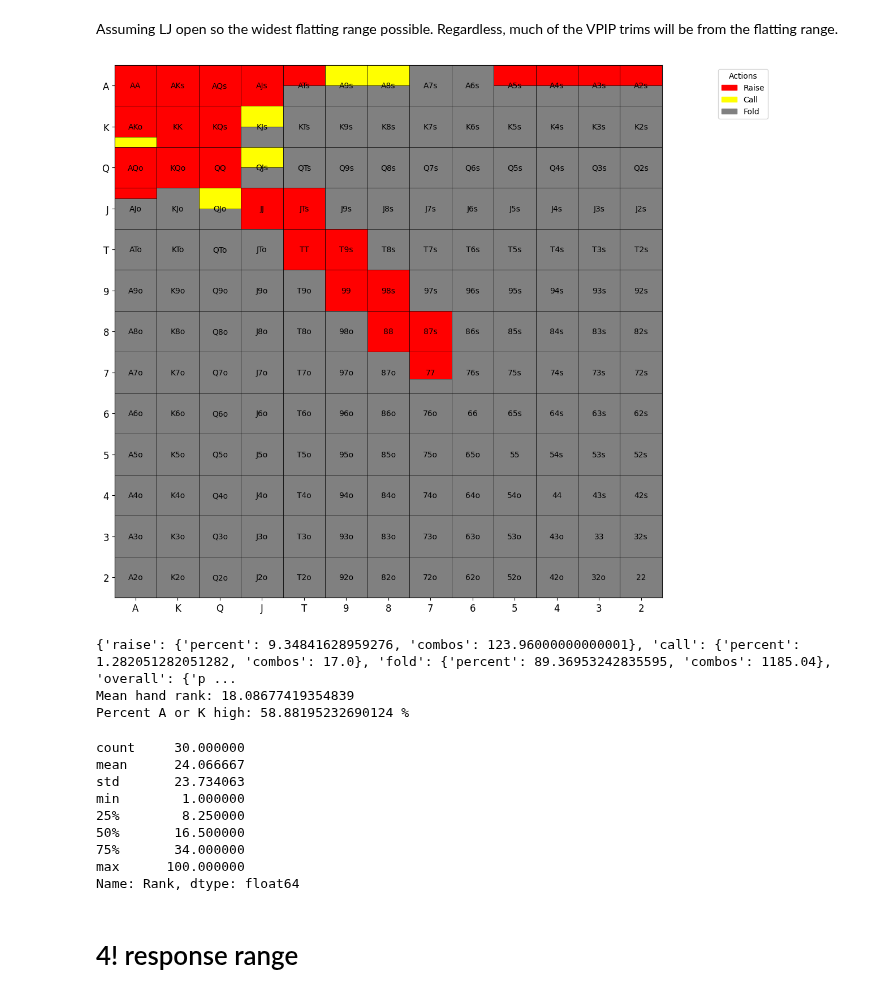
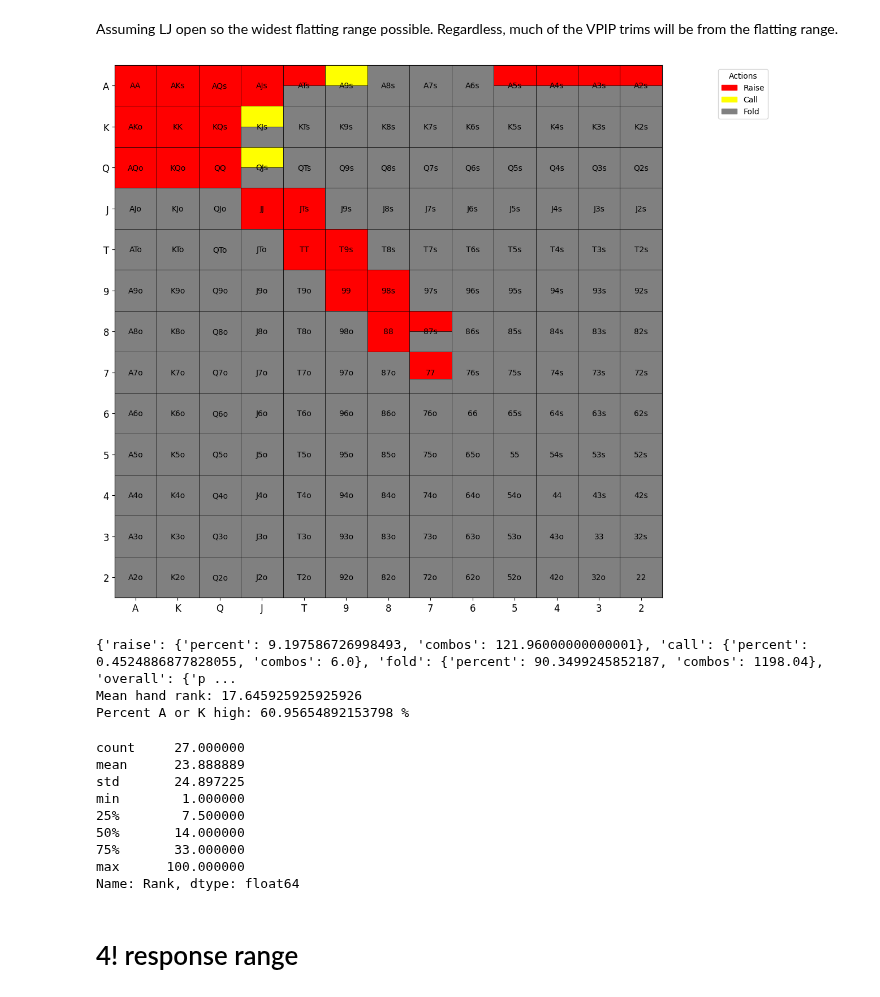
Before and after one commit to KunaalAgarwal/poker_analysis, a Jupyter notebook: src/lj_ranges.ipynb, the cells around one changed output. Cells and saved outputs as stored; diff of their text form; code cells hidden in the pictures.

Commit message:
Implemented lj ranges, adjustments to rfi defense for hj, co, btn

```diff
--- a/src/lj_ranges.ipynb
+++ b/src/lj_ranges.ipynb
@@ -267,7 +267,7 @@ open_response_range = {
     "AJs": {"raise": 1.0, "call": 0.0},
     "ATs": {"raise": 0.5, "call": 0.0},
     "A9s": {"raise": 0.0, "call": 0.5},
-    "A8s": {"raise": 0.0, "call": 0.5},
+    "A8s": {"raise": 0.0, "call": 0.0},
     "A7s": {"raise": 0.0, "call": 0.0},
     "A6s": {"raise": 0.0, "call": 0.0}, # these middling aces turn into folds quickly
     "A5s": {"raise": 0.5, "call": 0.0}, # 3bet bluffs
@@ -275,9 +275,9 @@ open_response_range = {
     "A3s": {"raise": 0.5, "call": 0.0},
     "A2s": {"raise": 0.5, "call": 0.0},
 
-    "AKo": {"raise": 0.75, "call": 0.25}, # keep some combos to uncap the flatting range
+    "AKo": {"raise": 1.0, "call": 0.0}, # OOP raising is far better
     "AQo": {"raise": 1.0, "call": 0.0},
-    "AJo": {"raise": 0.25, "call": 0.0},
+    "AJo": {"raise": 0.0, "call": 0.0},
     "ATo": {"raise": 0.0, "call": 0.0},
     "A9o": {"raise": 0.0, "call": 0.0},
     "A8o": {"raise": 0.0, "call": 0.0},
@@ -297,7 +297,7 @@ open_response_range = {
     "QTs": {"raise": 0.0, "call": 0.0},
     "Q9s": {"raise": 0.0, "call": 0.0},
 
-    "QJo": {"raise": 0.0, "call": 0.5},
+    "QJo": {"raise": 0.0, "call": 0.0},
     "QTo": {"raise": 0.0, "call": 0.0},
 
     "JTs": {"raise": 1.0, "call": 0.0},
@@ -310,47 +310,47 @@ open_response_range = {
     "T8s": {"raise": 0.0, "call": 0.0}, # this will fold to earlier
 
     "98s": {"raise": 1.0, "call": 0.0}, # 3bet bluff
     "97s": {"raise": 0.0, "call": 0.0},
 
-    "87s": {"raise": 1.0, "call": 0.0}, # 3bet bluff
+    "87s": {"raise": 0.5, "call": 0.0}, # 3bet bluff
     "86s": {"raise": 0.0, "call": 0.0},
 
     "76s": {"raise": 0.0, "call": 0.0},
     "75s": {"raise": 0.0, "call": 0.0},
 
     "65s": {"raise": 0.0, "call": 0.0},
 
     "54s": {"raise": 0.0, "call": 0.0},
 
     "43s": {"raise": 0.0, "call": 0.0},
 
     "32s": {"raise": 0.0, "call": 0.0},
 }
 
 # Visualize the range
-open_response = range_construction.generate_range(open_response_range, '../ranges/hj_ranges/hj_open_response')
+open_response = range_construction.generate_range(open_response_range, '../ranges/lj_ranges/lj_open_response')
 open_response_distribution = range_construction.range_hand_distribution(open_response_range)
 open_response_percent_by_actions = range_construction.range_percent_by_all_actions(open_response_range)
 open_response_mean_hand_rank = range_construction.average_range_rank(open_response_range)
 
 print(open_response_percent_by_actions)
 print(f'Mean hand rank: {open_response_mean_hand_rank}')
 print(f'Percent A or K high: {range_construction.percent_range_high_card(open_response_range)} %')
 
-open_response_distribution[1].to_csv('../ranges/hj_ranges/hj_open_response_distribution.csv')
+open_response_distribution[1].to_csv('../ranges/lj_ranges/lj_open_response_distribution.csv')
 open_response_distribution[0]
 # %% [output]
-[figure, old version]
+[figure, new version]
-{'raise': {'percent': 9.34841628959276, 'combos': 123.96000000000001}, 'call': {'percent': 1.282051282051282, 'combos': 17.0}, 'fold': {'percent': 89.36953242835595, 'combos': 1185.04}, 'overall': {'p ...
-Mean hand rank: 18.08677419354839
-Percent A or K high: 58.88195232690124 %
+{'raise': {'percent': 9.197586726998493, 'combos': 121.96000000000001}, 'call': {'percent': 0.4524886877828055, 'combos': 6.0}, 'fold': {'percent': 90.3499245852187, 'combos': 1198.04}, 'overall': {'p ...
+Mean hand rank: 17.645925925925926
+Percent A or K high: 60.95654892153798 %
-count     30.000000
-mean      24.066667
-std       23.734063
+count     27.000000
+mean      23.888889
+std       24.897225
 min        1.000000
-25%        8.250000
-50%       16.500000
-75%       34.000000
+25%        7.500000
+50%       14.000000
+75%       33.000000
 max      100.000000
 Name: Rank, dtype: float64
 # %% [markdown]
```
Also changed, not shown: parts of 4 cells of this notebook, 11 other files.
